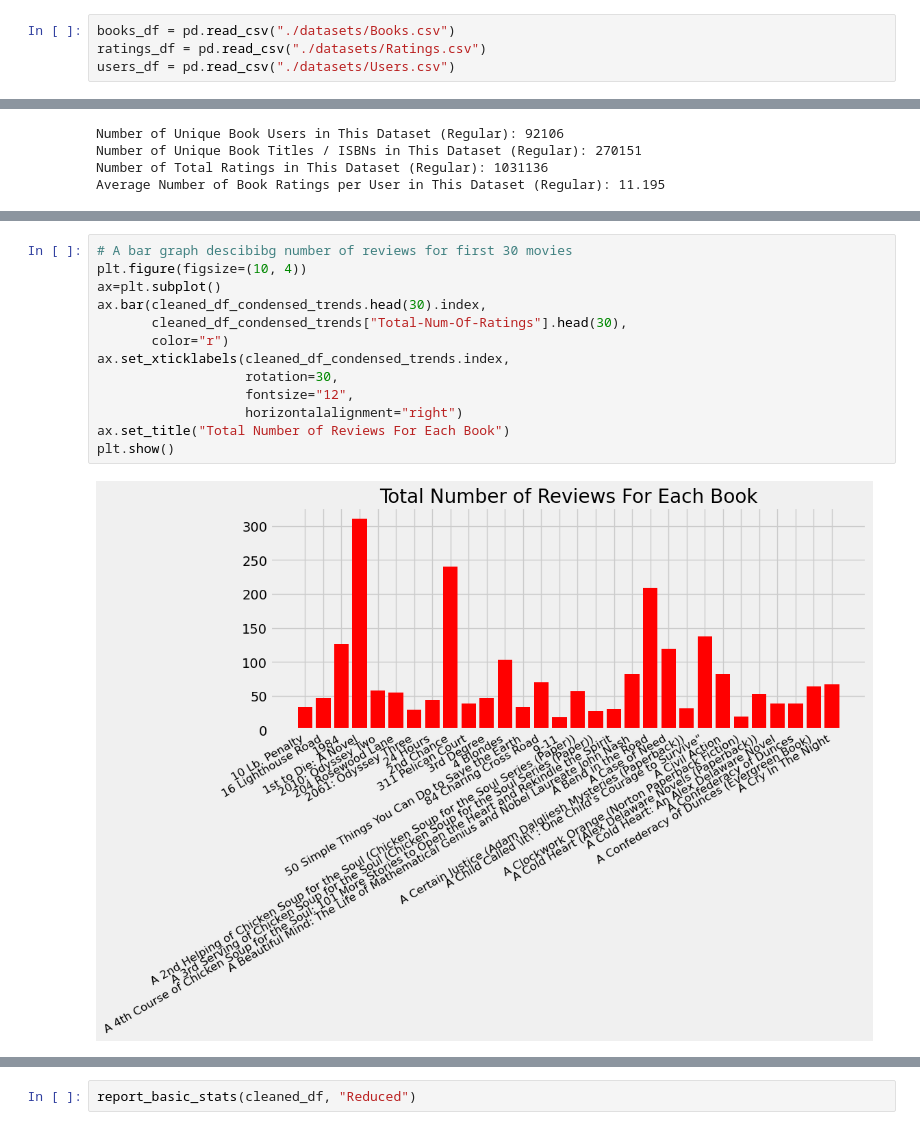
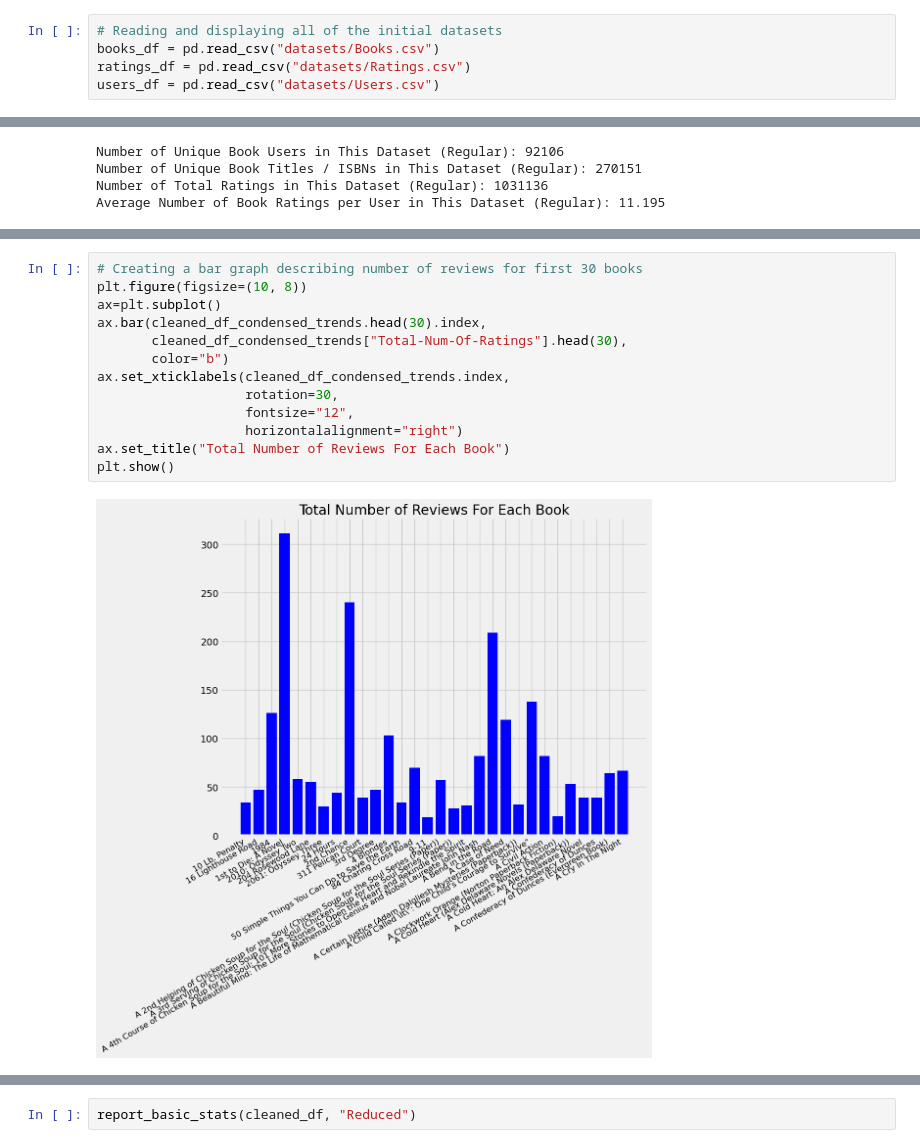
Before and after one commit to AndrewTran03/CS5805-ML1-FinalProject, a Jupyter notebook: Book-Recommendation-RNN-Blog-Post/index.ipynb, the cells around one changed output, grey strips where cells are left out. Saved outputs shown, nothing was run; the diff lists cells and outputs as text.

Commit message:
Book-Recommendation: Added Comments and Preview Files for Quarto

```diff
--- a/Book-Recommendation-RNN-Blog-Post/index.ipynb
+++ b/Book-Recommendation-RNN-Blog-Post/index.ipynb
@@ -18,6 +37,7 @@ from tensorflow.keras.layers import Input, Embedding, Flatten, dot
 from tensorflow.keras.optimizers import Adam
 plt.style.use("fivethirtyeight")
 # %%
-books_df = pd.read_csv("./datasets/Books.csv")
-ratings_df = pd.read_csv("./datasets/Ratings.csv")
-users_df = pd.read_csv("./datasets/Users.csv")
+# Reading and displaying all of the initial datasets
+books_df = pd.read_csv("datasets/Books.csv")
+ratings_df = pd.read_csv("datasets/Ratings.csv")
+users_df = pd.read_csv("datasets/Users.csv")
@@ -311,16 +317,16 @@ plt.show()
 # %%
-# A bar graph descibibg number of reviews for first 30 movies
-plt.figure(figsize=(10, 4))
+# Creating a bar graph describing number of reviews for first 30 books
+plt.figure(figsize=(10, 8))
 ax=plt.subplot()
 ax.bar(cleaned_df_condensed_trends.head(30).index,
        cleaned_df_condensed_trends["Total-Num-Of-Ratings"].head(30),
-       color="r")
+       color="b")
 ax.set_xticklabels(cleaned_df_condensed_trends.index,
                    rotation=30,
                    fontsize="12",
                    horizontalalignment="right")
 ax.set_title("Total Number of Reviews For Each Book")
 plt.show()
 # %% [output]
-[figure, old version]
+[figure, new version]
 # %%
```
Also changed, not shown: parts of 43 cells of this notebook, 25 other files.
